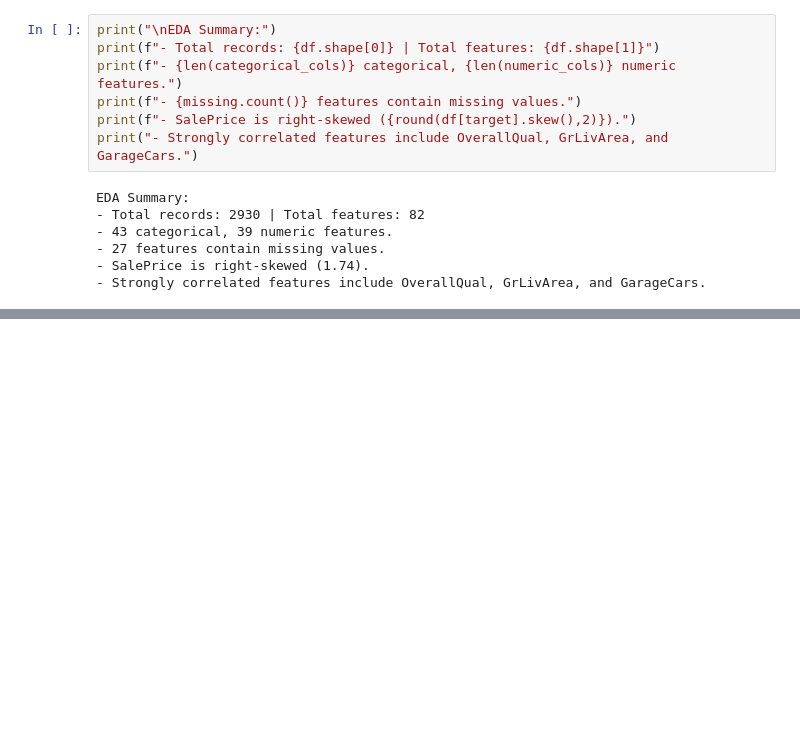
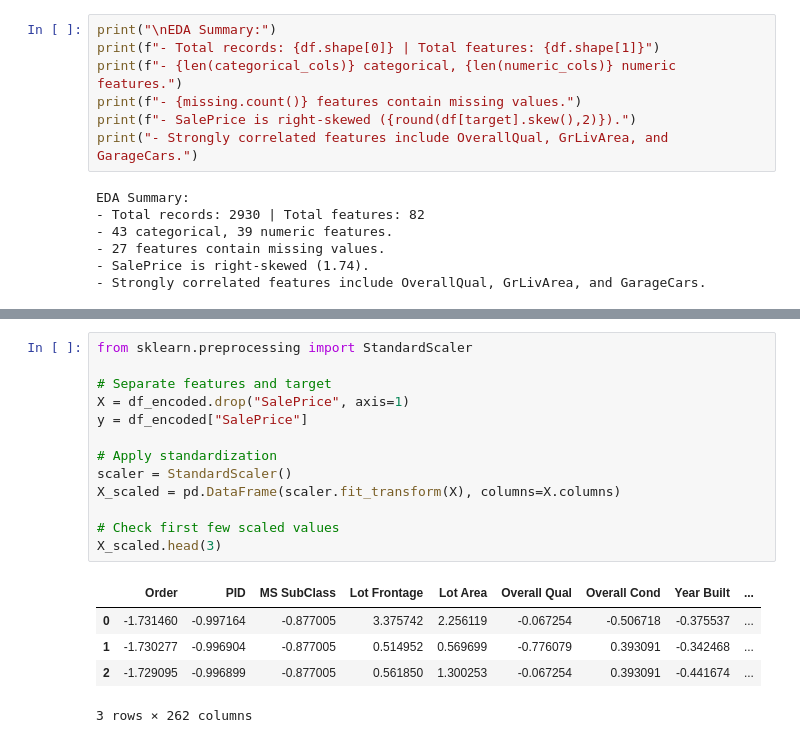
Before and after one commit to poohbae/MachineLearning, a Jupyter notebook: Regression.ipynb, the cells around one changed output, grey strips where cells are left out. Cells and saved outputs as stored; diff of their text form; blank space fills up the shorter version.

```diff
--- a/Regression.ipynb
+++ b/Regression.ipynb
@@ -154,0 +210,19 @@ EDA Summary:
+# %%
+from sklearn.preprocessing import StandardScaler
+
+# Separate features and target
+X = df_encoded.drop("SalePrice", axis=1)
+y = df_encoded["SalePrice"]
+
+# Apply standardization
+scaler = StandardScaler()
+X_scaled = pd.DataFrame(scaler.fit_transform(X), columns=X.columns)
+
+# Check first few scaled values
+X_scaled.head(3)
+# %% [output]
+|  | Order | PID | MS SubClass | Lot Frontage | Lot Area | Overall Qual | Overall Cond | Year Built | ... |
+| 0 | -1.731460 | -0.997164 | -0.877005 | 3.375742 | 2.256119 | -0.067254 | -0.506718 | -0.375537 | ... |
+| 1 | -1.730277 | -0.996904 | -0.877005 | 0.514952 | 0.569699 | -0.776079 | 0.393091 | -0.342468 | ... |
+| 2 | -1.729095 | -0.996899 | -0.877005 | 0.561850 | 1.300253 | -0.067254 | 0.393091 | -0.441674 | ... |
+3 rows × 262 columns
```
Also changed, not shown: parts of 5 cells of this notebook, 1 other file.
